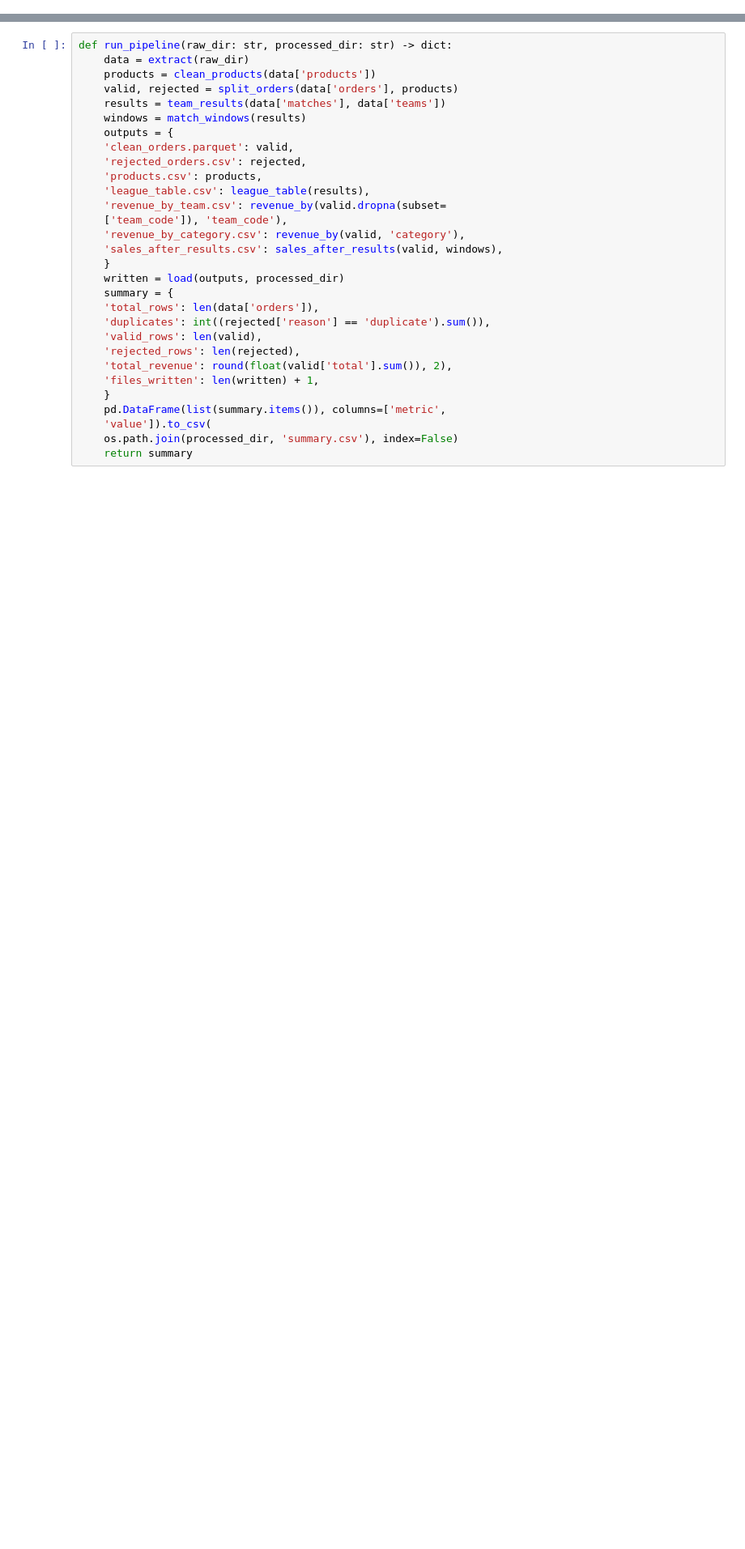
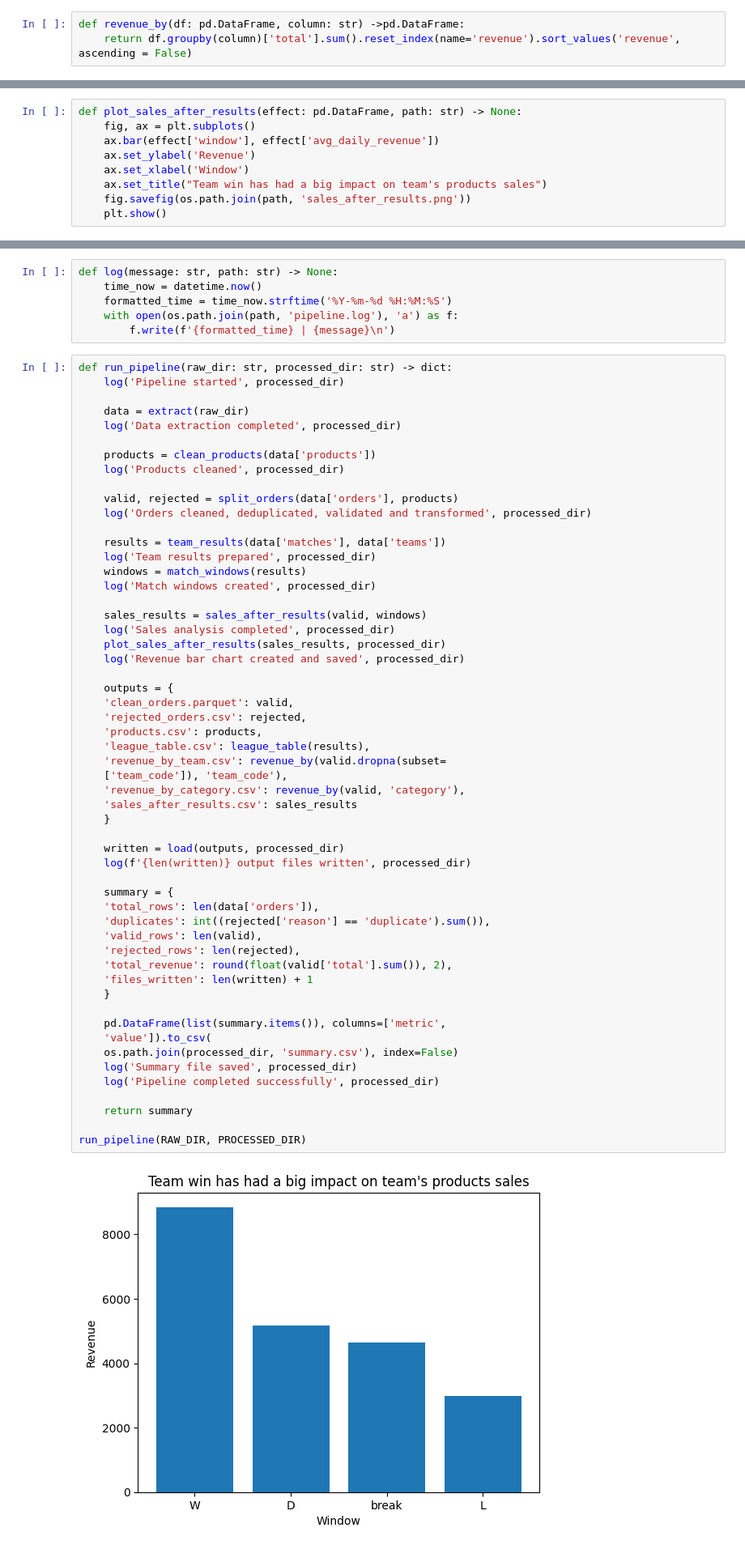
Before and after one commit to SavaJov95/IT-Bootcamp---Data-pipeline, a Jupyter notebook: pipeline.ipynb, the cells around one changed output, grey strips where cells are left out. Shown at 81% size. Cells and saved outputs as stored; diff of their text form; blank space fills up the shorter version.

Commit message:
Pipeline finished

```diff
--- a/pipeline.ipynb
+++ b/pipeline.ipynb
@@ -136,0 +204,3 @@ def split_orders(df: pd.DataFrame, products: pd.DataFrame) -> tuple:
+# %%
+def revenue_by(df: pd.DataFrame, column: str) ->pd.DataFrame:
+    return df.groupby(column)['total'].sum().reset_index(name='revenue').sort_values('revenue', ascending = False)
@@ -136,0 +229,9 @@ def split_orders(df: pd.DataFrame, products: pd.DataFrame) -> tuple:
+# %%
+def plot_sales_after_results(effect: pd.DataFrame, path: str) -> None:
+    fig, ax = plt.subplots()
+    ax.bar(effect['window'], effect['avg_daily_revenue'])
+    ax.set_ylabel('Revenue')
+    ax.set_xlabel('Window')
+    ax.set_title("Team win has had a big impact on team's products sales")
+    fig.savefig(os.path.join(path, 'sales_after_results.png'))
+    plt.show()
@@ -147,32 +253,65 @@ def load(outputs: dict, processed_dir: str) -> dict:
 
     return written
+# %%
+def log(message: str, path: str) -> None:
+    time_now = datetime.now()
+    formatted_time = time_now.strftime('%Y-%m-%d %H:%M:%S')
+    with open(os.path.join(path, 'pipeline.log'), 'a') as f:
+        f.write(f'{formatted_time} | {message}\n')
 # %%
 def run_pipeline(raw_dir: str, processed_dir: str) -> dict:
+    log('Pipeline started', processed_dir)
+
     data = extract(raw_dir)
+    log('Data extraction completed', processed_dir)
+
     products = clean_products(data['products'])
+    log('Products cleaned', processed_dir)
+
     valid, rejected = split_orders(data['orders'], products)
+    log('Orders cleaned, deduplicated, validated and transformed', processed_dir)
+
     results = team_results(data['matches'], data['teams'])
+    log('Team results prepared', processed_dir)
     windows = match_windows(results)
+    log('Match windows created', processed_dir)
+
+    sales_results = sales_after_results(valid, windows)
+    log('Sales analysis completed', processed_dir)
+    plot_sales_after_results(sales_results, processed_dir)
+    log('Revenue bar chart created and saved', processed_dir)
+
     outputs = {
     'clean_orders.parquet': valid,
     'rejected_orders.csv': rejected,
     'products.csv': products,
     'league_table.csv': league_table(results),
     'revenue_by_team.csv': revenue_by(valid.dropna(subset=
     ['team_code']), 'team_code'),
     'revenue_by_category.csv': revenue_by(valid, 'category'),
-    'sales_after_results.csv': sales_after_results(valid, windows),
+    'sales_after_results.csv': sales_results
     }
+
     written = load(outputs, processed_dir)
+    log(f'{len(written)} output files written', processed_dir)
+
     summary = {
     'total_rows': len(data['orders']),
     'duplicates': int((rejected['reason'] == 'duplicate').sum()),
     'valid_rows': len(valid),
     'rejected_rows': len(rejected),
     'total_revenue': round(float(valid['total'].sum()), 2),
-    'files_written': len(written) + 1,
+    'files_written': len(written) + 1
     }
+
     pd.DataFrame(list(summary.items()), columns=['metric',
     'value']).to_csv(
     os.path.join(processed_dir, 'summary.csv'), index=False)
+    log('Summary file saved', processed_dir)
+    log('Pipeline completed successfully', processed_dir)
+
     return summary
+
+run_pipeline(RAW_DIR, PROCESSED_DIR)
+# %% [output]
+[figure, added]
```
Also changed, not shown: parts of 13 cells of this notebook, 11 other files.
